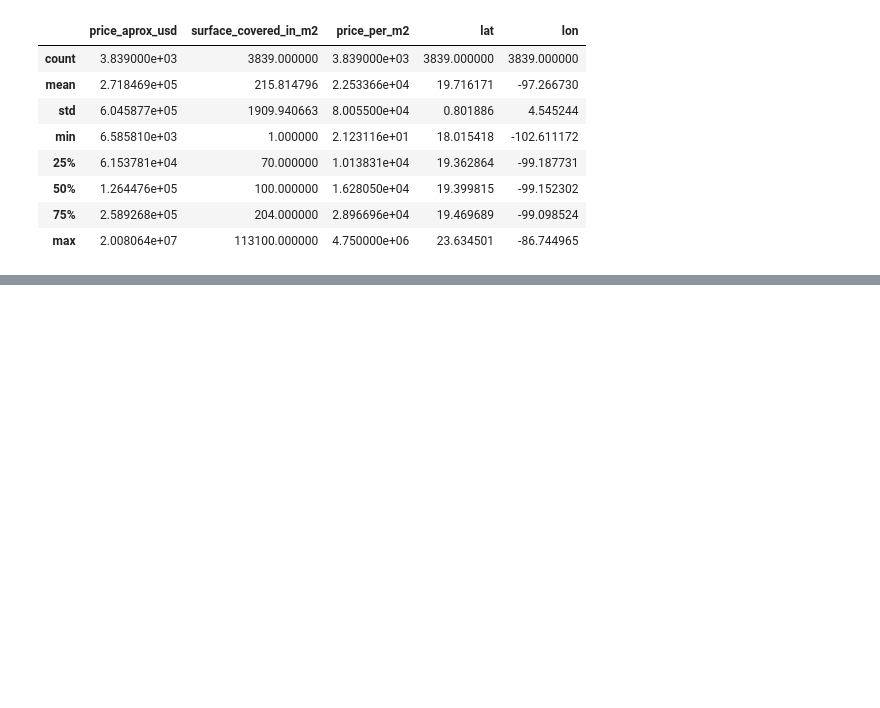
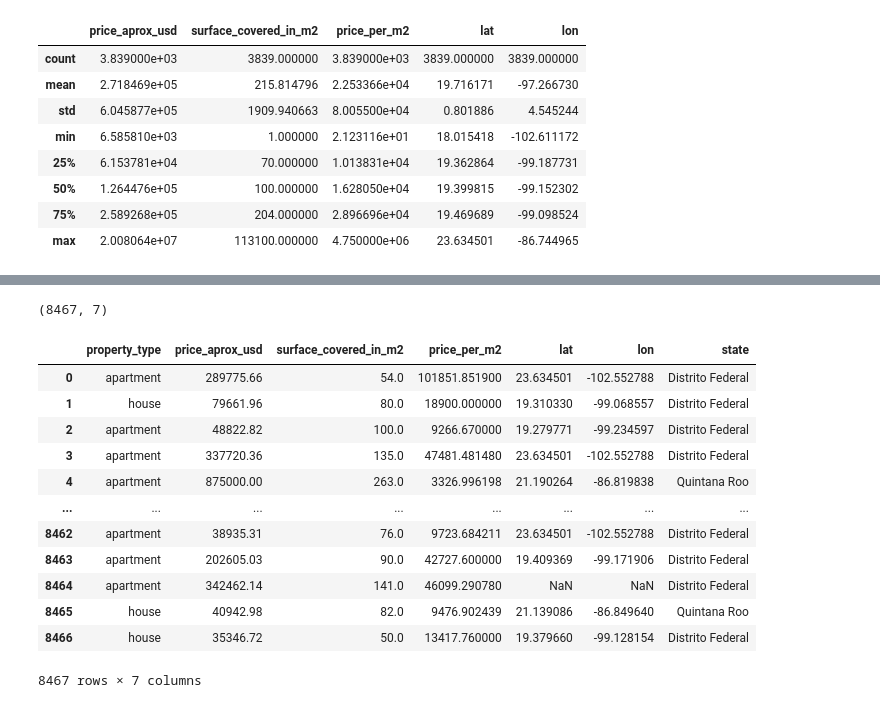
Before and after one commit to Dannysesi/Data_Science-learning, a Jupyter notebook: mexico_EDA/mexico.ipynb, the cells around one changed output, grey strips where cells are left out. Drawn from its saved outputs; the diff is of its cells as text; code cells hidden in the pictures; blank space fills up the shorter version.

Commit message:
added mexico data 2

```diff
--- a/mexico_EDA/mexico.ipynb
+++ b/mexico_EDA/mexico.ipynb
@@ -168,0 +211,28 @@ fig.show()
+# %%
+data2.drop('lat-lon', axis=1, inplace=True)
+# %%
+data2['lat']=data2['lat'].astype(float)
+data2['lon']=data2['lon'].astype(float)
+# %%
+df = pd.concat([data, data2])
+df.shape
+# %% [output]
+(8467, 7)
+# %%
+df.reset_index(drop=True, inplace=True)
+# %%
+df
+# %% [output]
+|  | property_type | price_aprox_usd | surface_covered_in_m2 | price_per_m2 | lat | lon | state |
+| 0 | apartment | 289775.66 | 54.0 | 101851.851900 | 23.634501 | -102.552788 | Distrito Federal |
+| 1 | house | 79661.96 | 80.0 | 18900.000000 | 19.310330 | -99.068557 | Distrito Federal |
+| 2 | apartment | 48822.82 | 100.0 | 9266.670000 | 19.279771 | -99.234597 | Distrito Federal |
+| 3 | apartment | 337720.36 | 135.0 | 47481.481480 | 23.634501 | -102.552788 | Distrito Federal |
+| 4 | apartment | 875000.00 | 263.0 | 3326.996198 | 21.190264 | -86.819838 | Quintana Roo |
+| ... | ... | ... | ... | ... | ... | ... | ... |
+| 8462 | apartment | 38935.31 | 76.0 | 9723.684211 | 23.634501 | -102.552788 | Distrito Federal |
+| 8463 | apartment | 202605.03 | 90.0 | 42727.600000 | 19.409369 | -99.171906 | Distrito Federal |
+| 8464 | apartment | 342462.14 | 141.0 | 46099.290780 | NaN | NaN | Distrito Federal |
+| 8465 | house | 40942.98 | 82.0 | 9476.902439 | 21.139086 | -86.849640 | Quintana Roo |
+| 8466 | house | 35346.72 | 50.0 | 13417.760000 | 19.379660 | -99.128154 | Distrito Federal |
+8467 rows × 7 columns
```
Also changed, not shown: parts of 10 cells of this notebook, 1 other file.
